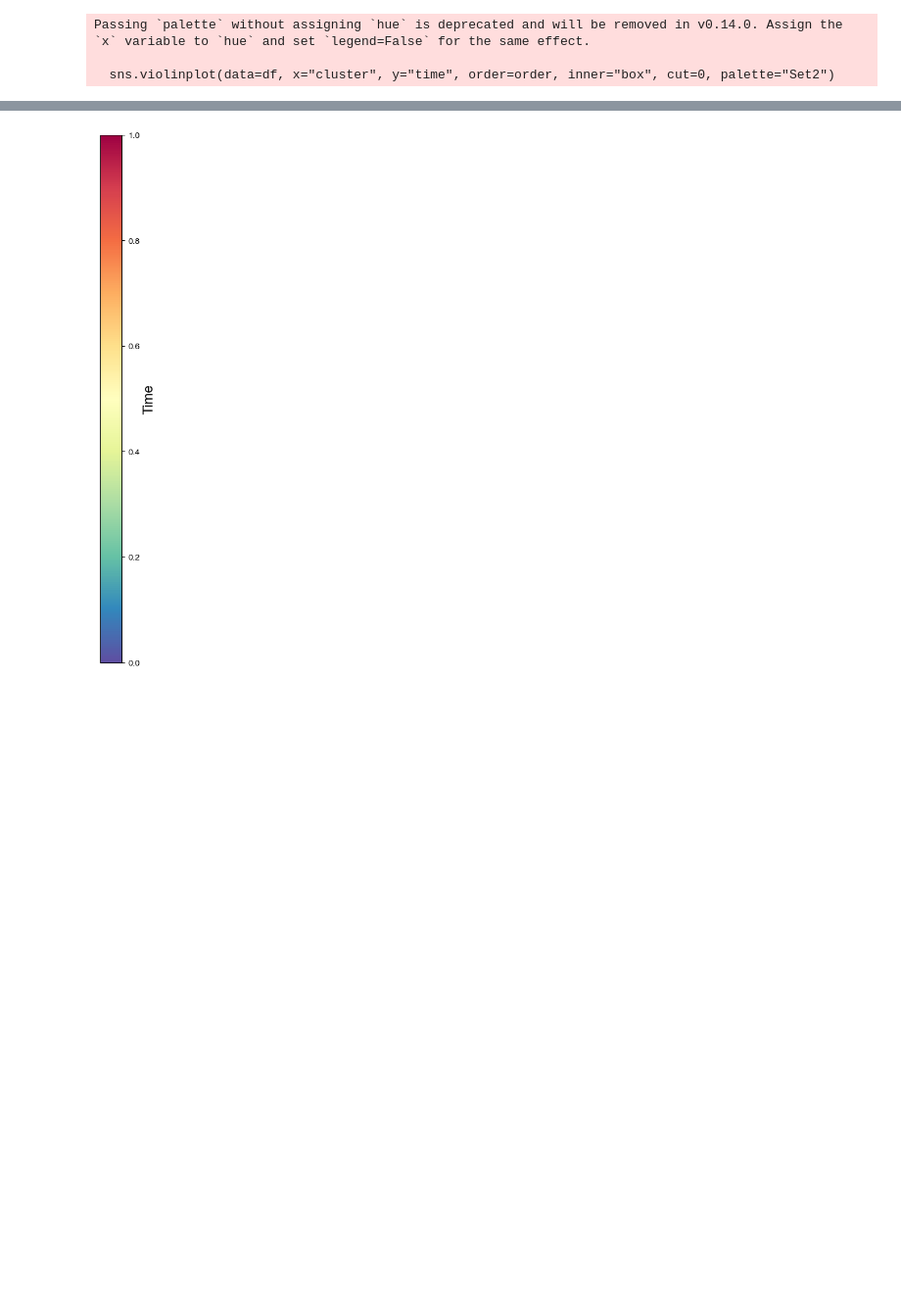
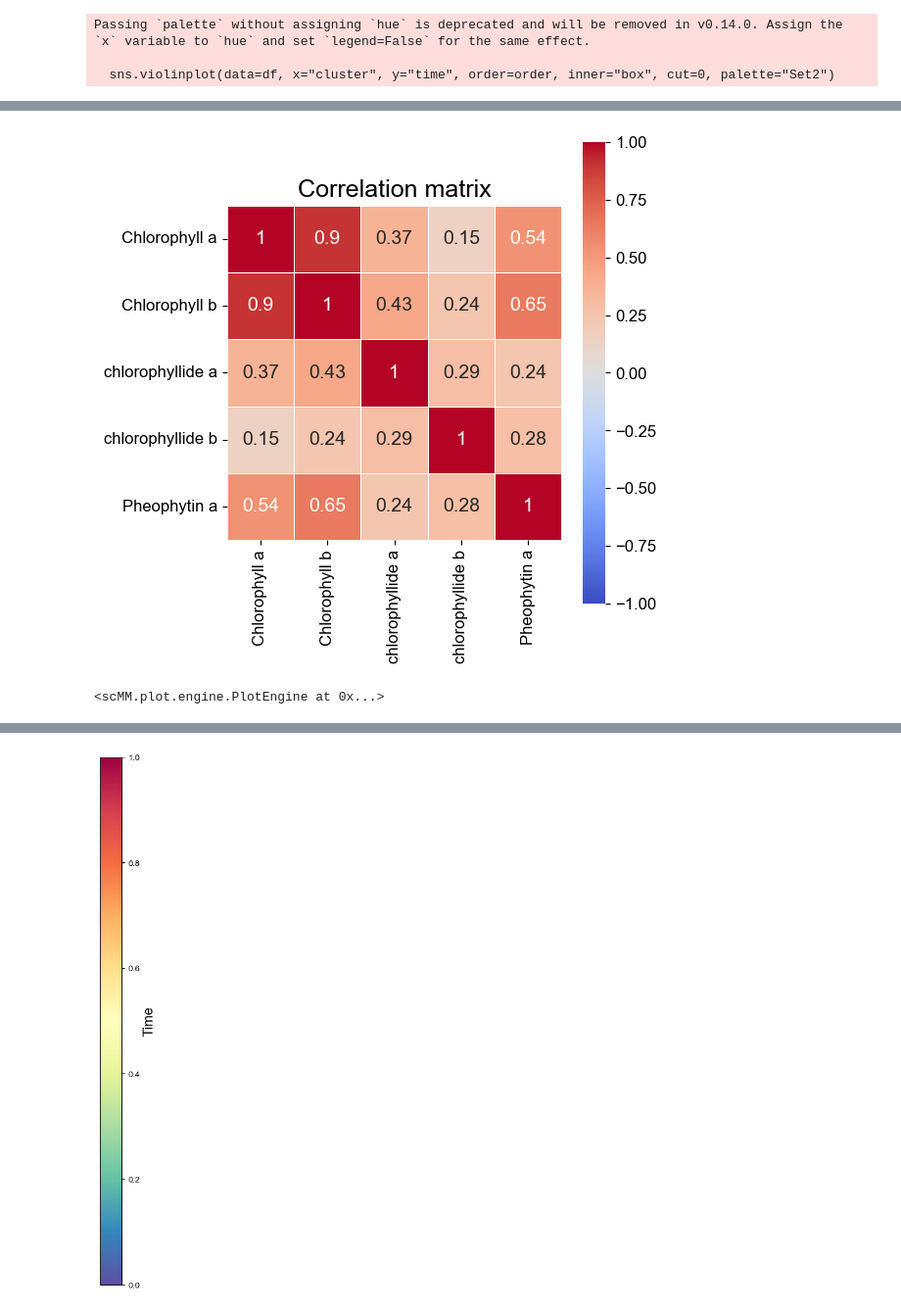
Before and after one commit to creeper349/scMM, a Jupyter notebook: scMM.analysis.ipynb, the cells around one changed output, grey strips where cells are left out. Shown at 98% size. Drawn from its saved outputs; the diff is of its cells as text; code cells hidden in the pictures; blank space fills up the shorter version.

```diff
--- a/scMM.analysis.ipynb
+++ b/scMM.analysis.ipynb
@@ -2,23 +2,27 @@
 from scMM.plot.engine import PlotEngine
 from scMM.file.data import CyESIData
 import numpy as np
-save_path = "/home/zby/scMM/data/wochong/res"
-data = CyESIData("/home/zby/scMM/data/algea_results/raw/30mM/20260323-yz-30mM").deisotope()#.annotate(
+save_path = "/home/zby/scMM/data/algea_results/res/0mM"
+data = CyESIData("/home/zby/scMM/data/algea_results/deisotope/0mM")#.normalize()#.deisotope()#.annotate(
     #sdf_path="/home/zby/scMM/data/structures_extended.sdf", ppm_tol=5, search_mode="pos")
-data.save("/home/zby/scMM/data/algea_results/deisotope")
+#data.save("/home/zby/scMM/data/algea_results/deisotope")
 # %%
 import pandas as pd
 adata = data.to_anndata()
 # %%
-idf = pd.read_excel("/home/zby/scMM/data/algea_results/Table.S1.xlsx")
+idf = pd.read_excel("/home/zby/scMM/data/algea_results/SI_annotation_table.xlsx")
 adata.var["name"] = None
 for i in range(idf.shape[0]):
-    name = idf["Compound name"].values[i]
-    obs_mz = idf["Observed mass, m/z"].values[i]
+    name = idf["annotation"].values[i]
+    obs_mz = idf["mz"].values[i]
     adata_idx = np.argmin(np.abs(adata.var["mz"].values.astype(float) - obs_mz))
-    adata.var.iloc[adata_idx, adata.var.columns.get_loc("name")] = name
+    if name != "unknown":
+        adata.var.iloc[adata_idx, adata.var.columns.get_loc("name")] = name
 adata.obs["true_time"] = adata.obs["time"].values.astype(float) * 12
 # %%
 engine = PlotEngine.from_adata(adata, fig_path_dir=save_path)
+engine.adata.var["class"] = engine.adata.var["name"].map(
+    idf.dropna(subset=["annotation", "class"]).drop_duplicates("annotation").set_index("annotation")["class"]
+)
 # %%
 engine.pca(n_components=50)
@@ -116,0 +157,56 @@ engine.feature_network(name_key="name", n_neighbors=15, fontsize=6, alpha=0.6, f
+# %%
+mets = [
+    "Chlorophyll a",
+    "Chlorophyll b",
+    "chlorophyllide a",
+    "chlorophyllide b",
+    "Pheophytin a"
+]
+
+net_key = list(engine.adata.uns["network"].keys())[-1]
+net = engine.adata.uns["network"][net_key]
+
+corr = pd.DataFrame(
+    net["correlation_matrix"],
+    index=net["var_for_network"][net["name_key"]].astype(str).values,
+    columns=net["var_for_network"][net["name_key"]].astype(str).values,
+)
+
+sub_corr = corr.loc[mets, mets]
+np.fill_diagonal(sub_corr.values, 1)
+
+sub_corr
+
+import matplotlib.pyplot as plt
+import seaborn as sns
+
+plt.figure(figsize=(6, 6))
+sns.heatmap(
+    sub_corr,
+    annot=True,
+    cmap="coolwarm",
+    vmin=-1,
+    vmax=1,
+    square=True,
+    linewidths=0.5
+)
+plt.title("Correlation matrix")
+plt.tight_layout()
+plt.savefig(f"{engine.path}/selected_metabolite_correlation_matrix_heatmap_{obs_range}.svg", bbox_inches="tight")
+plt.show()
+# %% [output]
+[figure, added]
+# %%
+engine.plot_single_metabolite_trend(
+    name_key="name",
+    metabolite_name="Chlorophyll a",
+    time_key="true_time",
+    scatter_alpha = 0.3,
+    scatter_size = 2,
+    ci_alpha = 0.5,
+    ci = 99,
+    line_color="red",
+    output_file=f"{save_path}/Chlorophyll_a_trend.svg"
+)
+# %% [output]
+<scMM.plot.engine.PlotEngine at 0x...>
```
Also changed, not shown: parts of 20 cells of this notebook, 13 other files.
